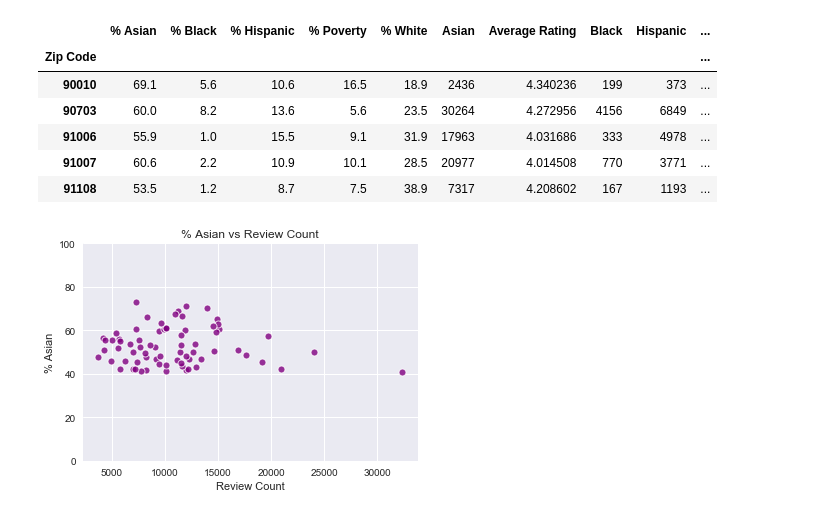
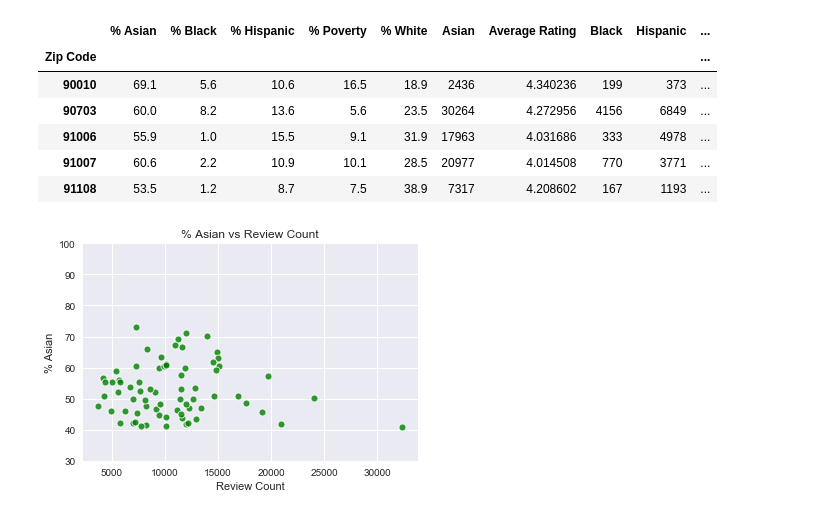
Before and after one commit to shethmonali/Project-One, a Jupyter notebook: Yelp_Census_Ethnicity_Analysis.ipynb, the cells around one changed output. Saved outputs shown, nothing was run; the diff lists cells and outputs as text; code cells hidden in the pictures.

```diff
--- a/Yelp_Census_Ethnicity_Analysis.ipynb
+++ b/Yelp_Census_Ethnicity_Analysis.ipynb
@@ -187,20 +187,20 @@ maj_asian.head()
 # %%
 #Plot majority Asian Zip Codes
 maj_asian = yc_complete_df[yc_complete_df["% Asian"] > 40]
 
 # Plot of Asian vs Review Count
 plt.scatter(maj_asian["Review Count"],
             maj_asian["% Asian"],
             #s=yc_fin_df["Average Delta"]*10,
-            c="purple", edgecolor="white", linewidths=1, marker="o",
+            c="green", edgecolor="white", linewidths=1, marker="o",
             alpha=0.8, label="Review Count")
 
 # Incorporate the other graph properties
 plt.title("% Asian vs Review Count")
 plt.ylabel("% Asian")
 plt.xlabel("Review Count")
-plt.ylim((0,100))
+plt.ylim((30,100))
 plt.grid(True)
 sns.set()
 # %% [output]
-[figure, old version]
+[figure, new version]
```
Also changed, not shown: parts of 9 cells of this notebook.
